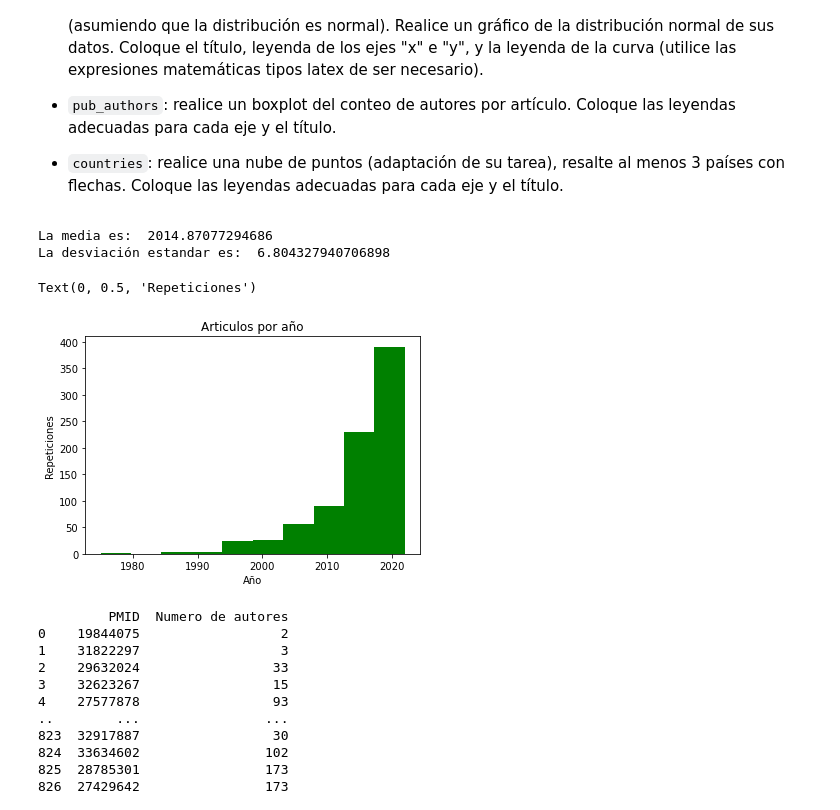
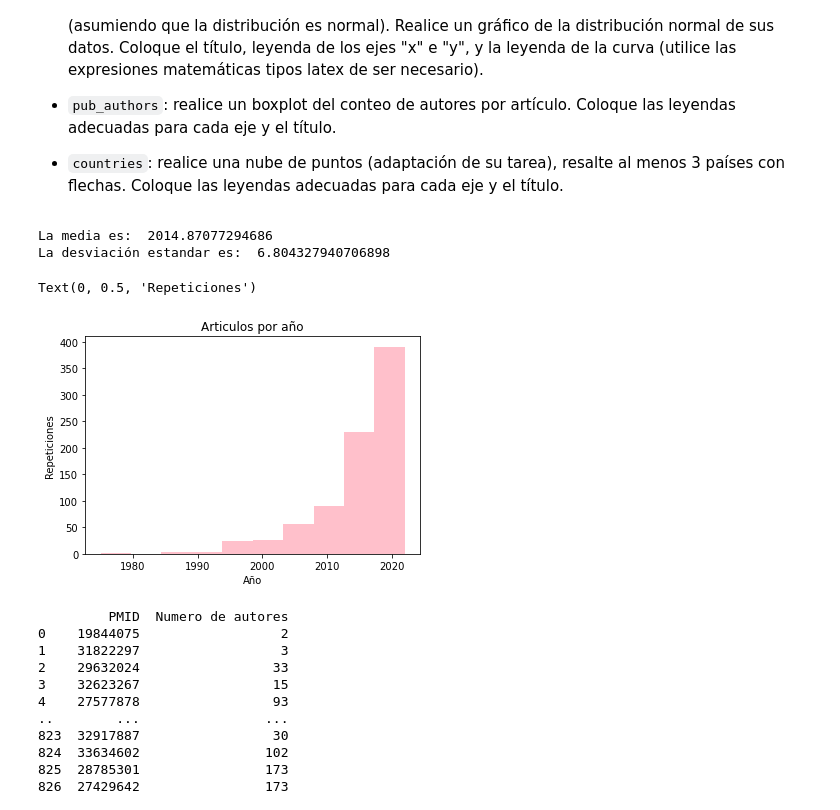
Before and after one commit to Genesisjimameza/Examenparcial2, a Jupyter notebook: 2021II_GBI6_ExamenParcialPython(2).ipynb, the cells around one changed output. Cells and saved outputs as stored; diff of their text form; code cells hidden in the pictures.

Commit message:
Genesis modificó el color de la gráfica en el ejercicio 4

```diff
--- a/2021II_GBI6_ExamenParcialPython(2).ipynb
+++ b/2021II_GBI6_ExamenParcialPython(2).ipynb
@@ -188,23 +188,23 @@ Realice la visualización de los datos del ejercicio 3.
 # %%
 import pandas as pd
 import matplotlib.pyplot as plot
 from collections import Counter
 pub_año["Año de publicación"] = pub_año["Año de publicación"].astype("int")
 mean_py = pub_año["Año de publicación"].mean()
 sd_py = pub_año["Año de publicación"].std()
 print ("La media es: ", mean_py)
 print ("La desviación estandar es: ", sd_py)
 #print (pub_year["Año de publicación"])
 intervalos = range(min(pub_año["Año de publicación"]), max(pub_año["Año de publicación"]))
-plot.hist(x=pub_año["Año de publicación"], color = "green")
+plot.hist(x=pub_año["Año de publicación"], color = "pink")
 plot.title("Articulos por año")
 plot.xlabel("Año")
 plot.ylabel("Repeticiones")
 # %% [output]
 La media es:  2014.87077294686
 La desviación estandar es:  6.804327940706898
 Text(0, 0.5, 'Repeticiones')
-[figure, old version]
+[figure, new version]
 # %%
 boxplot = pub_autor[0:827].boxplot(column=["Numero de autores"])
 plot.title("Numero de autores por articulos")
```
Also changed, not shown: 1 other file.
